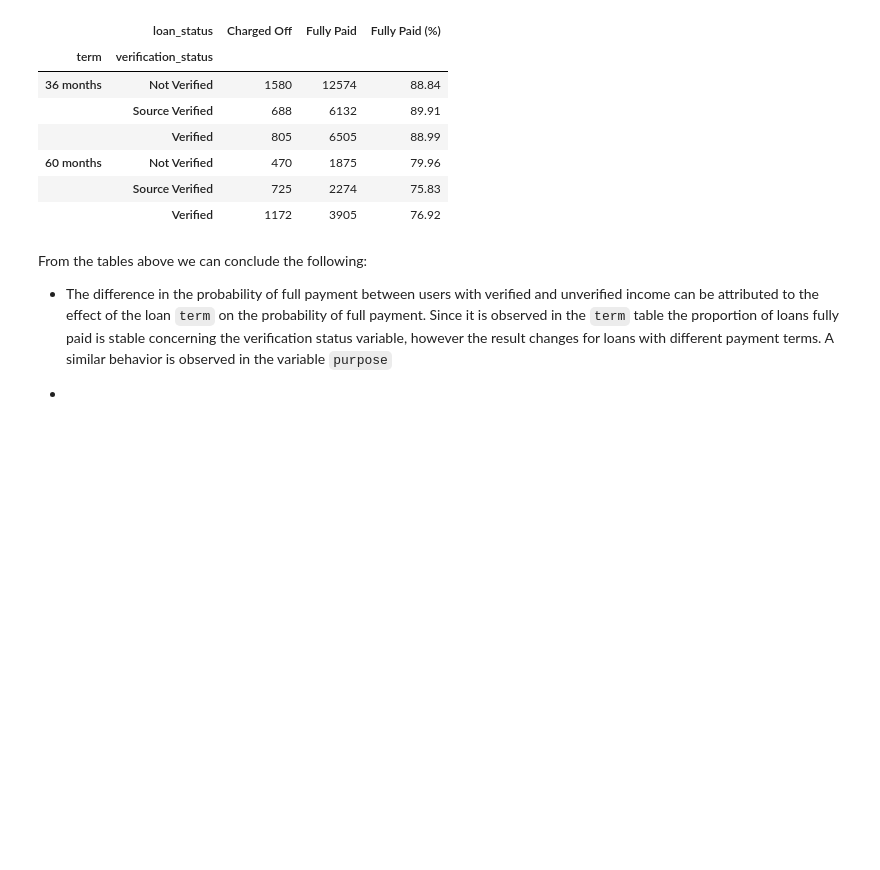
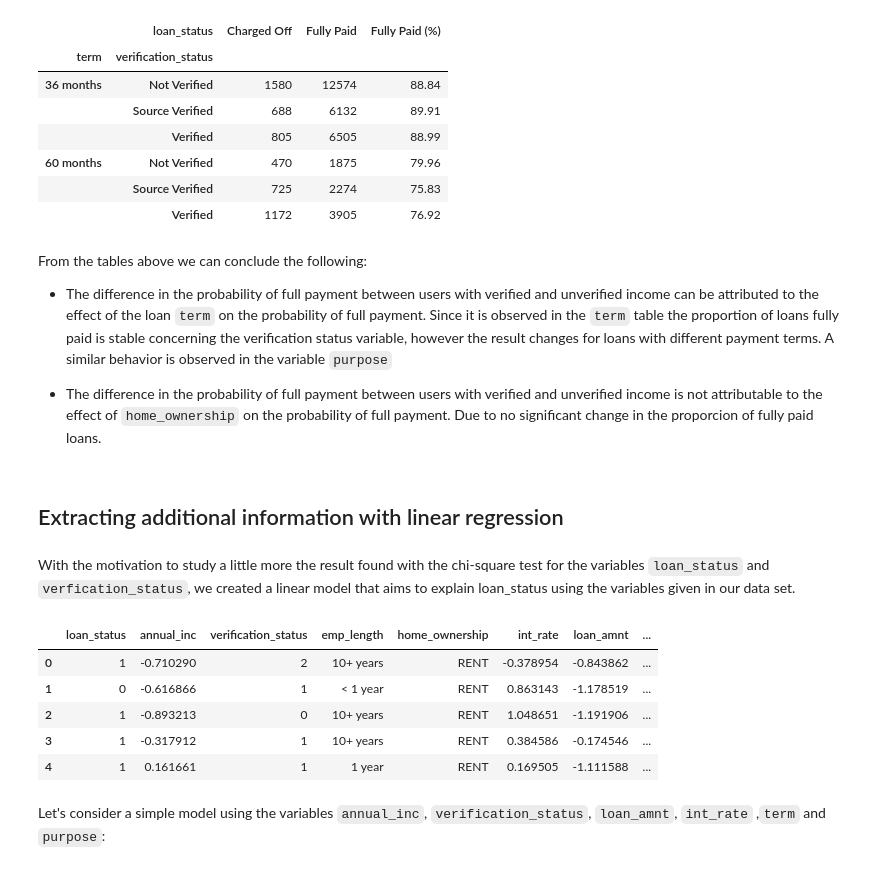
Before and after one commit to ancastillar/How-important-is-the-income-source-of-a-loan-applicant-, a Jupyter notebook: EDA_LOAN.ipynb, the cells around one changed output. Cells and saved outputs as stored; diff of their text form; code cells hidden in the pictures; blank space fills up the shorter version.

```diff
--- a/EDA_LOAN.ipynb
+++ b/EDA_LOAN.ipynb
@@ -54,6 +54,7 @@ df.emp_length = df.emp_length.astype(pd.api.types.CategoricalDtype(categories=['
 df.home_ownership = df.home_ownership.astype(pd.api.types.CategoricalDtype(categories=['RENT','MORTGAGE','OWN','OTHER']))
 df.term = df.term.astype(pd.api.types.CategoricalDtype(categories=[' 36 months', ' 60 months']))
 df.grade = df.grade.astype(pd.api.types.CategoricalDtype(categories=['A','B','C','D','E','F','G']))
+df.purpose = df.purpose.astype(pd.api.types.CategoricalDtype(categories=['debt_consolidation','credit_card','other','home_improvement','major_purchase','small_business','car', 'wedding','medical','moving','house','vacation','educational','renewable_energy']))
 
 #In addition, the original data in int_rate contains strings of the form 'x.xx%',
 #we remove the % and change the vaules to float:
@@ -229,4 +230,29 @@ get_ct_stra(df.term)
 From the tables above we can conclude the following:
 *  The difference in the probability of full payment between users  with verified and unverified income can be attributed to the effect of the loan <code>term</code> on the probability of full payment. Since it is observed in the <code>term</code> table the proportion of loans fully paid is stable concerning the verification status variable, however the result changes for loans with different payment terms. A similar behavior is observed in the variable <code>purpose</code>
 
-*
+*  The difference in the probability of full payment between users with verified and unverified income is not attributable to the effect of <code>home_ownership</code> on the probability of full payment. Due to no significant change in the proporcion of fully paid loans.
+# %% [markdown]
+## Extracting additional information with linear regression
+# %% [markdown]
+With the motivation to study a little more the result found with the chi-square test for the variables <code>loan_status</code> and <code>verfication_status</code>, we created a linear model that aims to explain loan_status using the variables given in our data set.
+# %%
+df2=df.copy()
+
+var_names=['loan_status','verification_status','grade','term','purpose']
+for var in var_names:
+    df2[var]=df2[var].cat.codes
+
+var_names2=['annual_inc','int_rate','loan_amnt']
+for var in var_names2:
+    df2[var]=(df2[var]-df2[var].mean())/df2[var].std()
+# %%
+df2.head()
+# %% [output]
+|  | loan_status | annual_inc | verification_status | emp_length | home_ownership | int_rate | loan_amnt | ... |
+| 0 | 1 | -0.710290 | 2 | 10+ years | RENT | -0.378954 | -0.843862 | ... |
+| 1 | 0 | -0.616866 | 1 | < 1 year | RENT | 0.863143 | -1.178519 | ... |
+| 2 | 1 | -0.893213 | 0 | 10+ years | RENT | 1.048651 | -1.191906 | ... |
+| 3 | 1 | -0.317912 | 1 | 10+ years | RENT | 0.384586 | -0.174546 | ... |
+| 4 | 1 | 0.161661 | 1 | 1 year | RENT | 0.169505 | -1.111588 | ... |
+# %% [markdown]
+Let's consider a simple model using the variables <code>annual_inc</code>, <code>verification_status</code>, <code>loan_amnt</code>, <code>int_rate</code> ,<code>term</code> and <code>purpose</code>:
```
Also changed, not shown: parts of 1 cell of this notebook.
